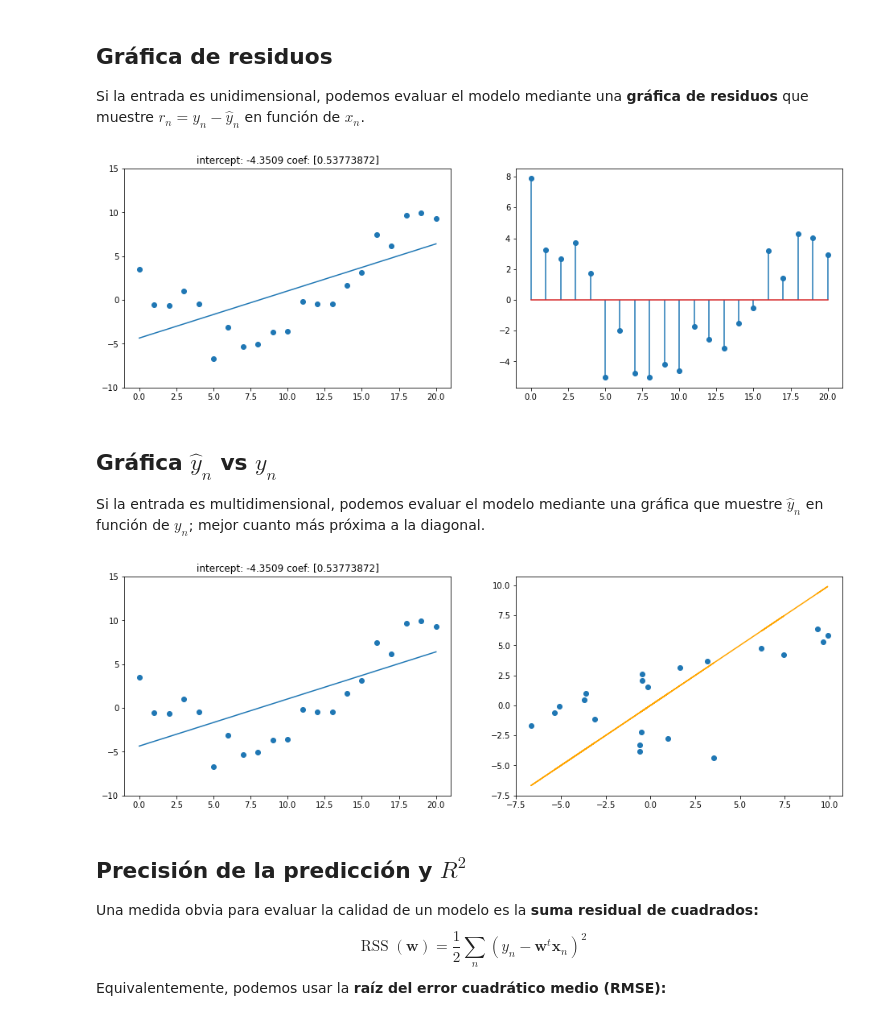
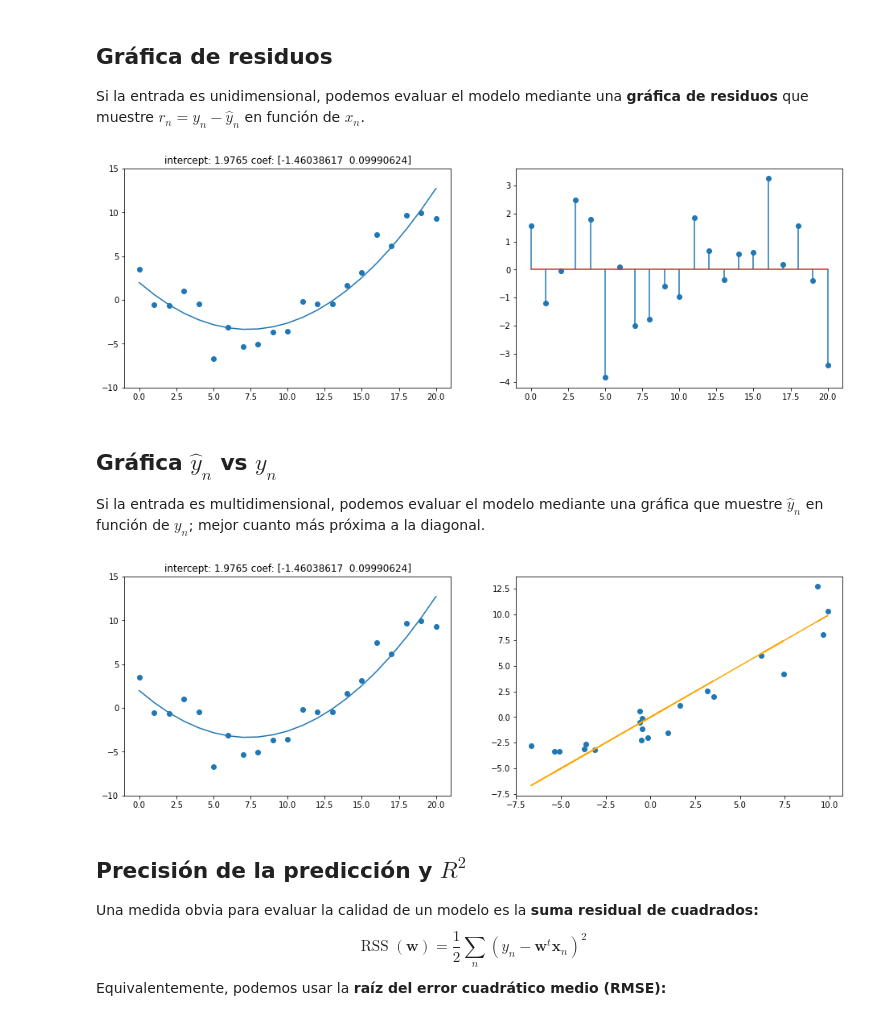
Before and after one commit to AlfonsJ/2024_07_31_PER2324, a Jupyter notebook: 03_lin/3.08.03 Regresión lineal por mínimos cuadrados (evaluación).ipynb, the cells around one changed output. Saved outputs shown, nothing was run; the diff lists cells and outputs as text; code cells hidden in the pictures.

```diff
--- a/03_lin/3.08.03 Regresión lineal por mínimos cuadrados (evaluación).ipynb
+++ b/03_lin/3.08.03 Regresión lineal por mínimos cuadrados (evaluación).ipynb
@@ -16,18 +16,18 @@ y_train = w0 + w1 * X_train + w2 * X_train * X_train + np.random.normal(0, sigma
 
 Si la entrada es unidimensional, podemos evaluar el modelo mediante una **gráfica de residuos** que muestre $r_n=y_n-\hat{y}_n$ en función de $x_n$.
 # %%
-degree = 1 # prueba otros valores
+degree = 2 # prueba otros valores
 poly_features = PolynomialFeatures(degree=degree, include_bias=False)
 X_train_poly = poly_features.fit_transform(X_train.reshape(-1, 1))
 regr = LinearRegression().fit(X_train_poly, y_train)
 y_train_pred = regr.predict(X_train_poly)
 fig, axes = plt.subplots(1, 2, figsize=(16, 5))
 axes[0].set_ylim([-10, 15]); axes[0].scatter(X_train, y_train)
 axes[0].set_title('intercept: {:.4f} coef: {!s:.35s}'.format(regr.intercept_, regr.coef_))
 axes[0].plot(X_train, regr.intercept_ + X_train_poly @ regr.coef_)
 axes[1].stem(X_train, y_train - y_train_pred);
 # %% [output]
-[figure, old version]
+[figure, new version]
 # %% [markdown]
 ## Gráfica $\hat{y}_n$ vs $y_n$
 
@@ -40,7 +40,7 @@ axes[0].plot(X_train, regr.intercept_ + X_train_poly @ regr.coef_)
 axes[1].plot(y_train, y_train, color='orange')
 axes[1].scatter(y_train, y_train_pred);
 # %% [output]
-[figure, old version]
+[figure, new version]
 # %% [markdown]
 ## Precisión de la predicción y $R^2$
 
```
Also changed, not shown: parts of 1 cell of this notebook.
